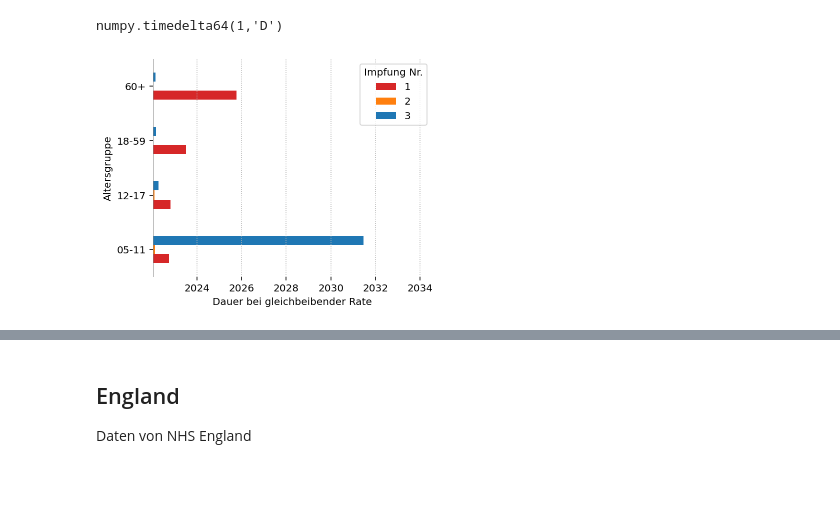
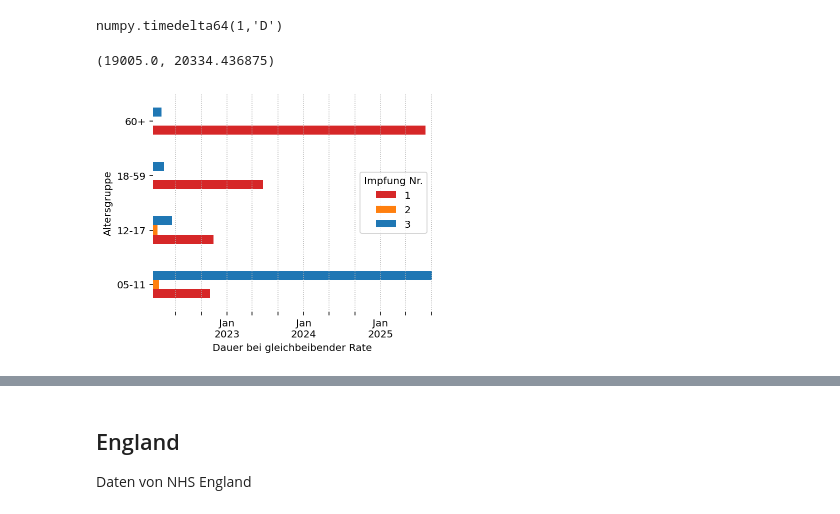
Before and after one commit to mg14/impfung-de, a Jupyter notebook: impfung.ipynb, the cells around one changed output, grey strips where cells are left out. Saved outputs shown, nothing was run; the diff lists cells and outputs as text; code cells hidden in the pictures; blank space fills up the shorter version.

```diff
--- a/impfung.ipynb
+++ b/impfung.ipynb
@@ -293,20 +293,22 @@ numpy.timedelta64(1,'D')
 # %%
 plt.rcParams['figure.facecolor']='white'
 b = eta.plot.barh(figsize=(5,4),color=['C3','C1','C0'])
 #date = pd.to_datetime(data.Impfdatum.values[-1]).strftime('%d.%m.%y')
 plt.xlabel(f"Dauer bei gleichbeibender Rate")
 plt.yticks(rotation=0)
 plt.xlim((np.datetime64("today"),None))#eta.max().max()))
 #plt.xlim((np.datetime64("today"),"2022-12-31"))#eta.max().max()))
 plt.axvline(np.datetime64("2022-01-01"), color='gray')
 plt.grid(axis='x', ls=":")
 for s in plt.gca().spines.values():
     s.set_visible(False)
 plt.legend(title="Impfung Nr.")
 plt.gca().xaxis.set_major_formatter(f)
+plt.xlim((None, eta.loc["60+",1]+np.timedelta64(1,"M")))
 #plt.gcf().autofmt_xdate()
 # %% [output]
+(19005.0, 20334.436875)
-[figure, old version]
+[figure, new version]
 # %%
 missing_rel
 # %% [output]
```
Also changed, not shown: parts of 22 cells of this notebook.
